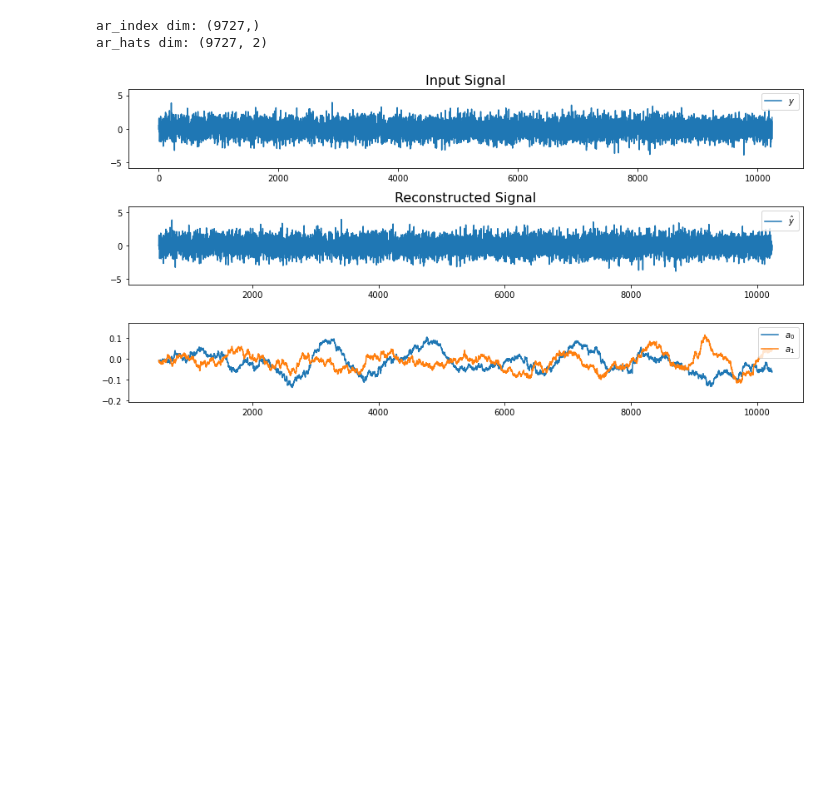
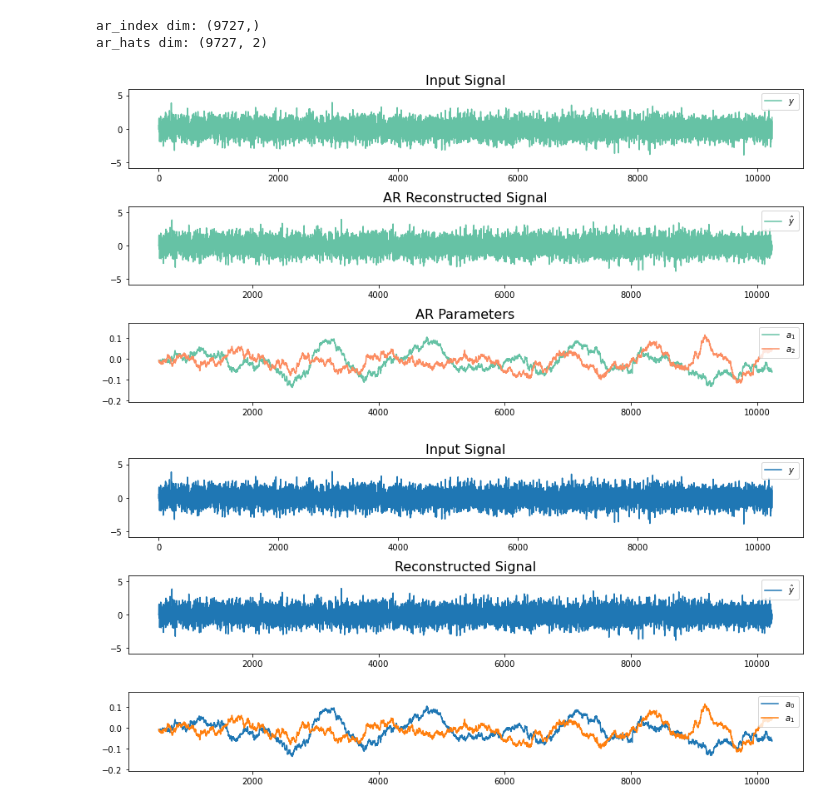
Before and after one commit to samisnotinsane/chbmit-seizure-prediction, a Jupyter notebook: feature_extraction/AR_estimation_white_noise-Copy1.ipynb, the cells around one changed output. Drawn from its saved outputs; the diff is of its cells as text; code cells hidden in the pictures; blank space fills up the shorter version.

```diff
--- a/feature_extraction/AR_estimation_white_noise-Copy1.ipynb
+++ b/feature_extraction/AR_estimation_white_noise-Copy1.ipynb
@@ -140,3 +142,30 @@ for i in range(n_i, len(ar_index)):
+# %%
+# palette = sns.color_palette('Set2')
+sns.set_palette("Set2")
+fig, axes = plt.subplots(figsize=(12,6), nrows=3)
+ax1 = sns.lineplot(x=np.arange(0, n_samples), y=e, label=r'$y$', ax=axes[0])
+ax1.set_ylim([e.min()*1.5, e.max()*1.5])
+ax1.legend(loc=1)
+ax1.set_title('Input Signal', fontsize=16) # input signal
+
+ax2 = sns.lineplot(x=ar_index, y=y_hat, label=r'$\hat{y}$', ax=axes[1])
+ax2.set_ylim([e.min()*1.5, e.max()*1.5])
+ax2.legend(loc=1)
+ax2.set_title('AR Reconstructed Signal', fontsize=16)
+
+
+sns.lineplot(x=ar_index, y=ar_hats[:,0], label=r'$a_1$', ax=axes[2]) # AR parameters varying
+ax3 = sns.lineplot(x=ar_index, y=ar_hats[:,1], label=r'$a_2$', ax=axes[2])
+ax3.set_ylim([ar_hats.min(axis=0).min()*1.5, ar_hats.max(axis=0).max()*1.5])
+ax3.legend(loc=1)
+ax3.set_title('AR Parameters', fontsize=16)
+
+
+plt.tight_layout()
+plt.savefig('../evaluation/figures/AR2_online_syn.pdf')
+plt.show()
+# %% [output]
+[figure, added]
 # %%
 fig, axes = plt.subplots(figsize=(12,6), nrows=3)
 axes[0].plot(np.arange(0, n_samples), e, label=r'$y$')
```
Also changed, not shown: parts of 1 cell of this notebook, 21 other files.
